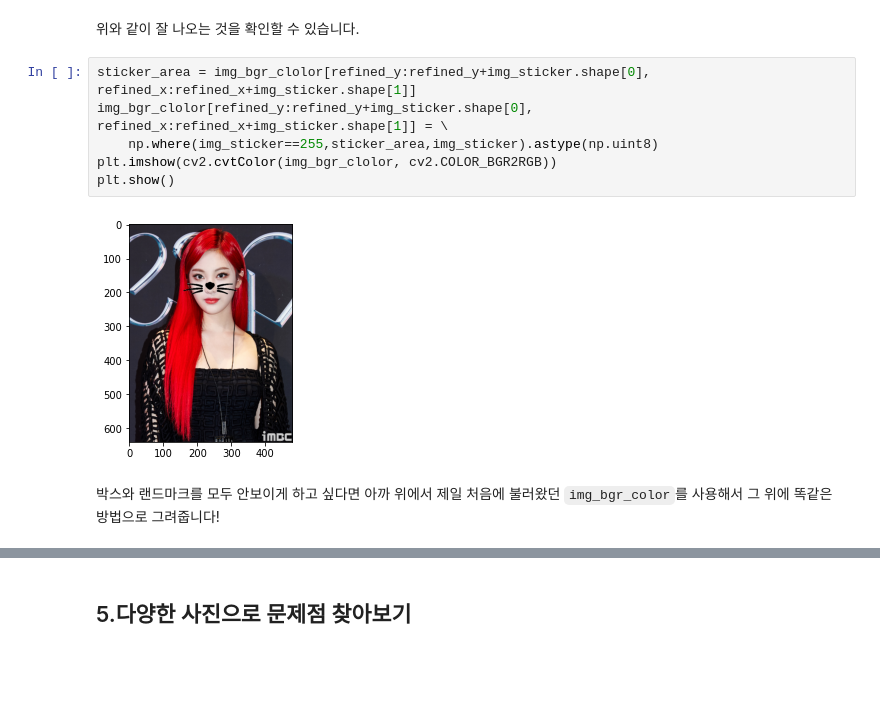
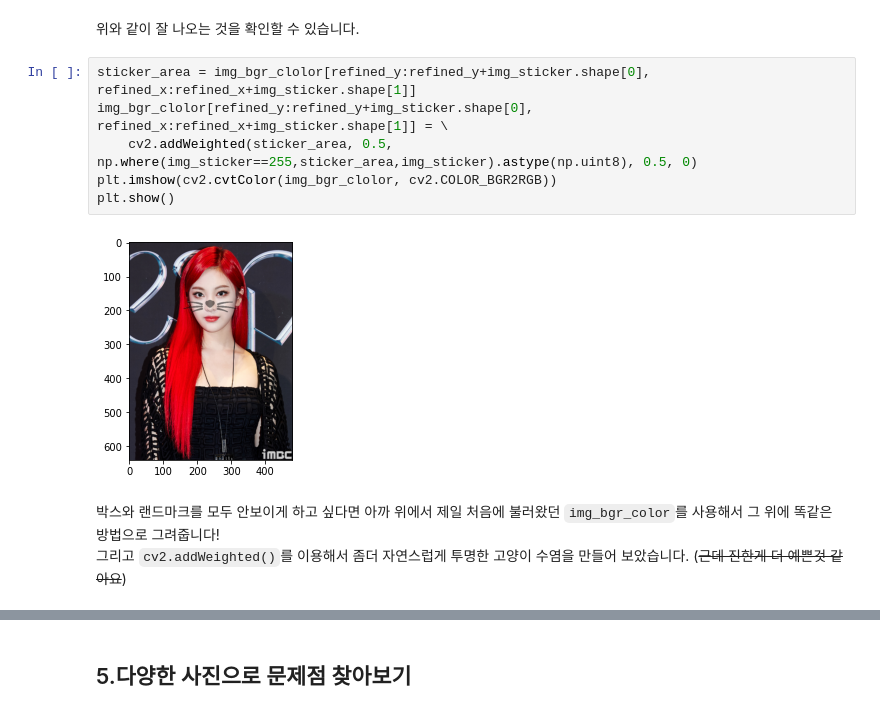
Before and after one commit to mkkim007/AIFFEL, a Jupyter notebook: [E_03]StickerCamera.ipynb, the cells around one changed output, grey strips where cells are left out. Cells and saved outputs as stored; diff of their text form; blank space fills up the shorter version.

```diff
--- a/[E_03]StickerCamera.ipynb
+++ b/[E_03]StickerCamera.ipynb
@@ -256,10 +256,11 @@ plt.show()
 # %%
 sticker_area = img_bgr_clolor[refined_y:refined_y+img_sticker.shape[0], refined_x:refined_x+img_sticker.shape[1]]
 img_bgr_clolor[refined_y:refined_y+img_sticker.shape[0], refined_x:refined_x+img_sticker.shape[1]] = \
-    np.where(img_sticker==255,sticker_area,img_sticker).astype(np.uint8)
+    cv2.addWeighted(sticker_area, 0.5, np.where(img_sticker==255,sticker_area,img_sticker).astype(np.uint8), 0.5, 0)
 plt.imshow(cv2.cvtColor(img_bgr_clolor, cv2.COLOR_BGR2RGB))
 plt.show()
 # %% [output]
-[figure, old version]
+[figure, new version]
 # %% [markdown]
 박스와 랜드마크를 모두 안보이게 하고 싶다면 아까 위에서 제일 처음에 불러왔던 `img_bgr_color`를 사용해서 그 위에 똑같은 방법으로 그려줍니다!
+그리고 `cv2.addWeighted()`를 이용해서 좀더 자연스럽게 투명한 고양이 수염을 만들어 보았습니다. (~~근데 진한게 더 예쁜것 같아요~~)
```
Also changed, not shown: parts of 4 cells of this notebook.
